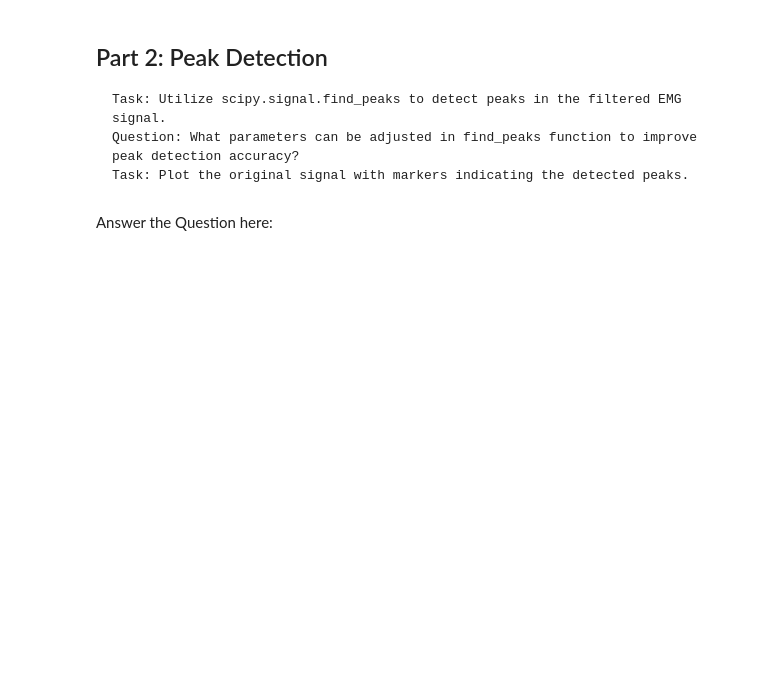
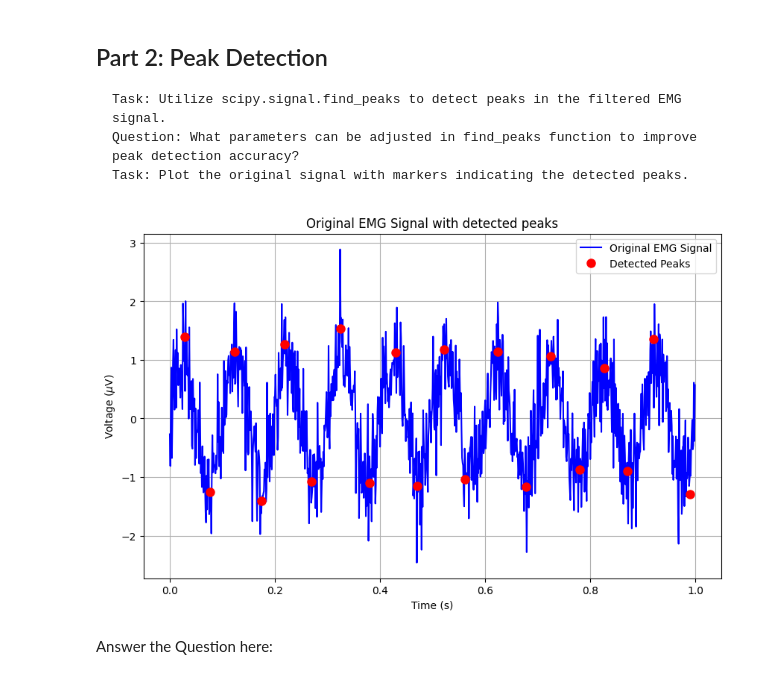
Before and after one commit to ElectronicsClub-IITK/EMG-Controlled-Shooting-Game, a Jupyter notebook: Week_2/EMG Signal Processing Assignment.ipynb, the cells around one changed output. Cells and saved outputs as stored; diff of their text form; code cells hidden in the pictures; blank space fills up the shorter version.

```diff
--- a/Week_2/EMG Signal Processing Assignment.ipynb
+++ b/Week_2/EMG Signal Processing Assignment.ipynb
@@ -39,6 +65,19 @@ plt.show()
     Task: Utilize scipy.signal.find_peaks to detect peaks in the filtered EMG signal.
     Question: What parameters can be adjusted in find_peaks function to improve peak detection accuracy?
     Task: Plot the original signal with markers indicating the detected peaks.
+# %%
+peaks, _ = find_peaks(afiltered_emg_signal, distance=40)
+plt.figure(figsize=(10, 6))
+plt.plot(t, emg_signal, label='Original EMG Signal', color='blue')
+plt.plot(t[peaks], filtered_emg_signal[peaks], 'ro', markersize=8, label='Detected Peaks')
+plt.xlabel('Time (s)')
+plt.ylabel(r'Voltage ($\mu$V)')
+plt.title('Original EMG Signal with detected peaks')
+plt.legend()
+plt.grid(True)
+plt.show()
+# %% [output]
+[figure, added]
 # %% [markdown]
 Answer the Question here:
 # %%
```
Also changed, not shown: parts of 13 cells of this notebook.
